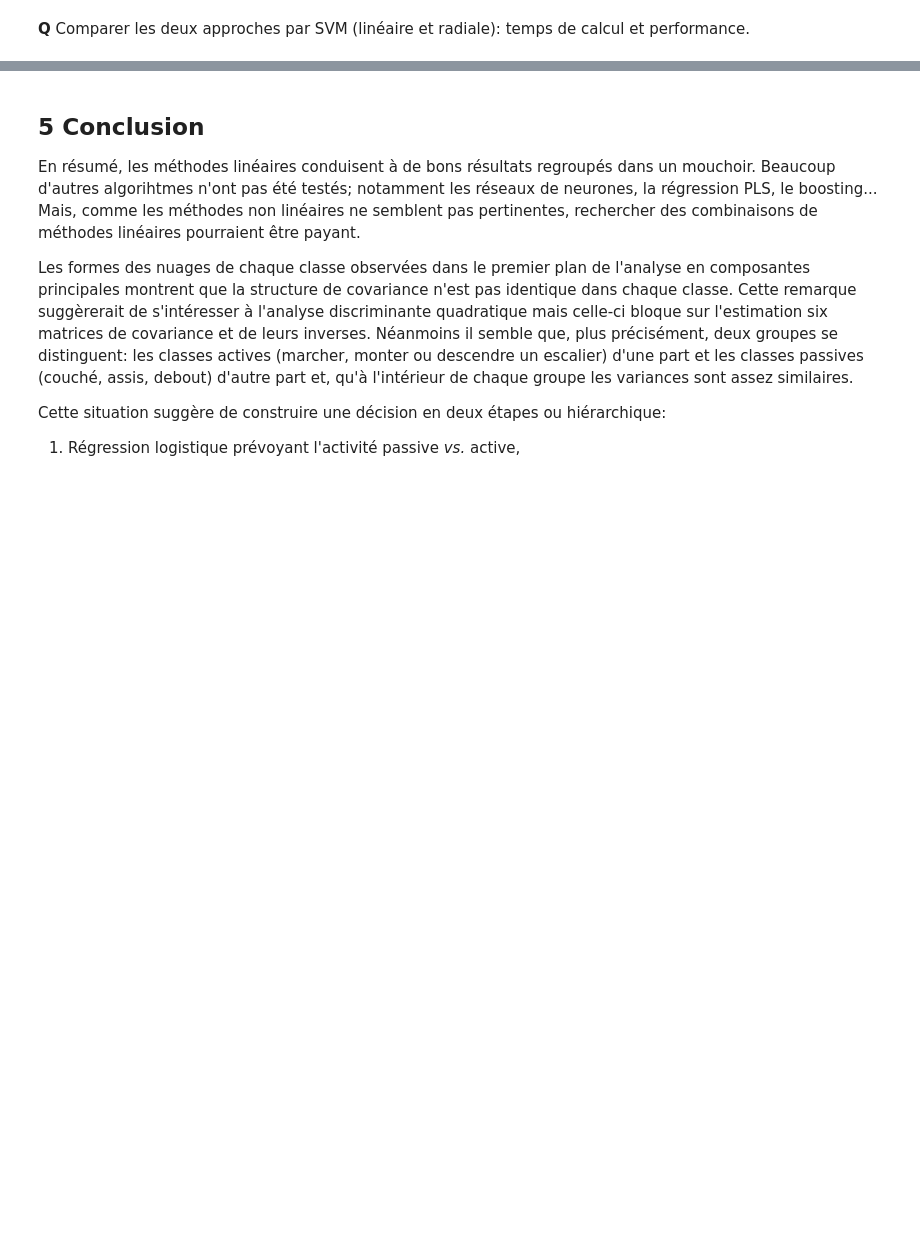
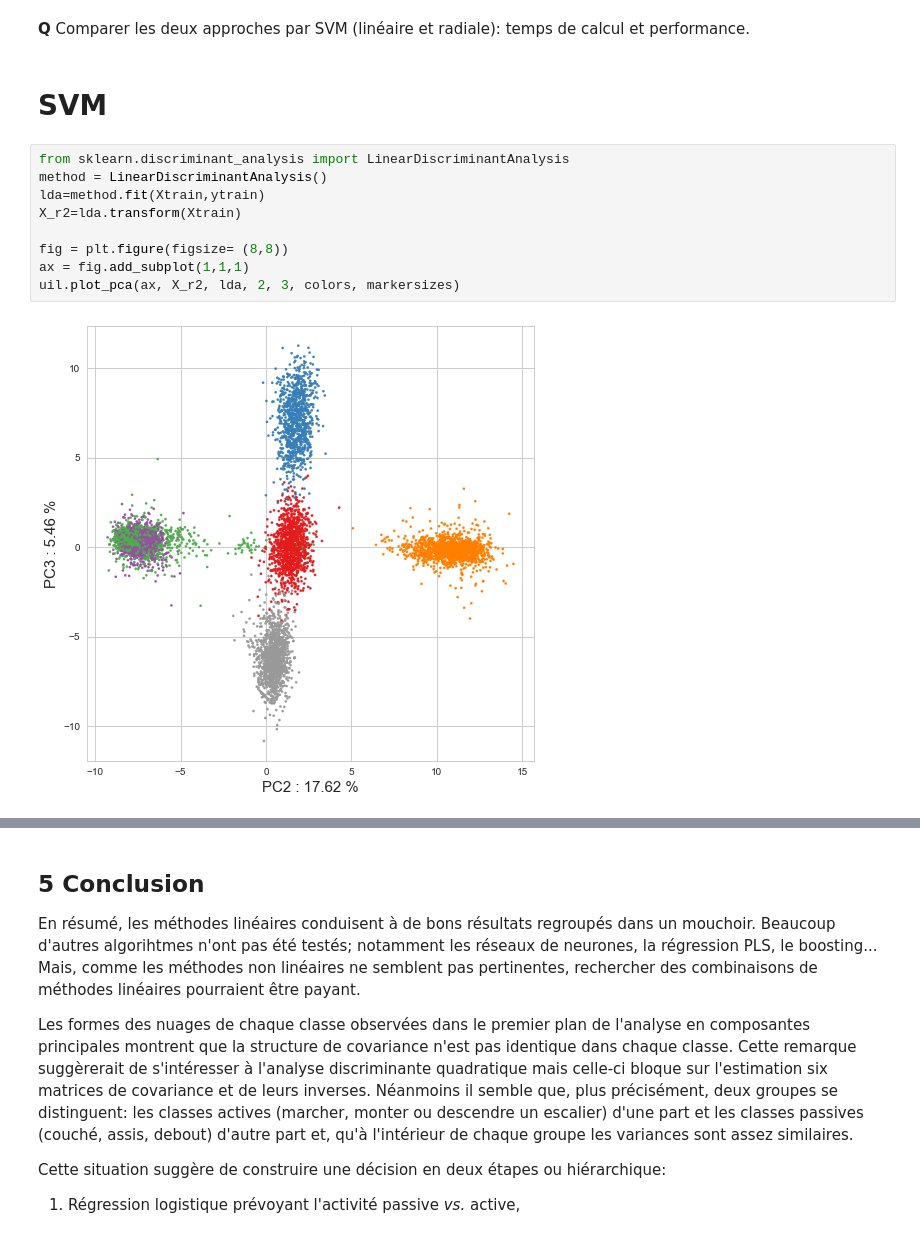
Before and after one commit to wikistat/High-Dimensional-Deep-Learning, a Jupyter notebook: HumanActivityRecognition/HDSTAT-Python-elem-HAR.ipynb, the cells around one changed output, grey strips where cells are left out. Drawn from its saved outputs; the diff is of its cells as text; blank space fills up the shorter version.

Commit message:
First draft Psvm plot function

```diff
--- a/HumanActivityRecognition/HDSTAT-Python-elem-HAR.ipynb
+++ b/HumanActivityRecognition/HDSTAT-Python-elem-HAR.ipynb
@@ -515,2 +516,15 @@ Meilleur score = 0.957427, Meilleur paramètre = {'C': 5, 'gamma': 0.02}
 # %% [markdown]
 **Q** Comparer les deux approches par SVM (linéaire et radiale): temps de calcul et performance.
+# %% [markdown]
+# SVM
+# %%
+from sklearn.discriminant_analysis import LinearDiscriminantAnalysis
+method = LinearDiscriminantAnalysis()
+lda=method.fit(Xtrain,ytrain)
+X_r2=lda.transform(Xtrain)
+
+fig = plt.figure(figsize= (8,8))
+ax = fig.add_subplot(1,1,1)
+uil.plot_pca(ax, X_r2, lda, 2, 3, colors, markersizes)
+# %% [output]
+[figure, added]
```
Also changed, not shown: parts of 17 cells of this notebook.
